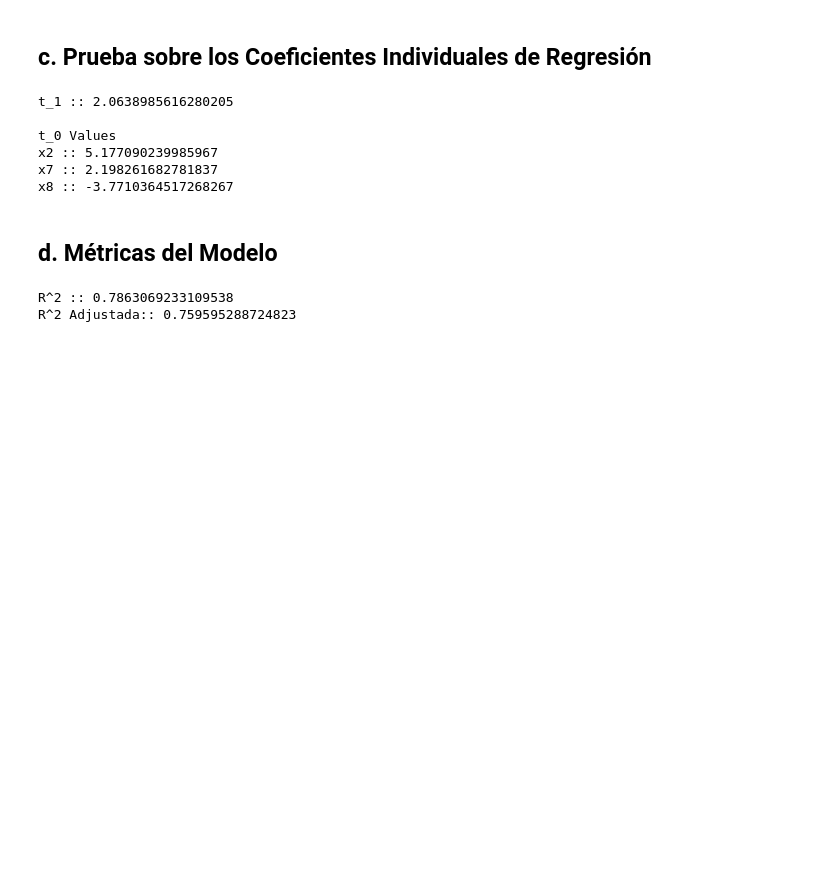
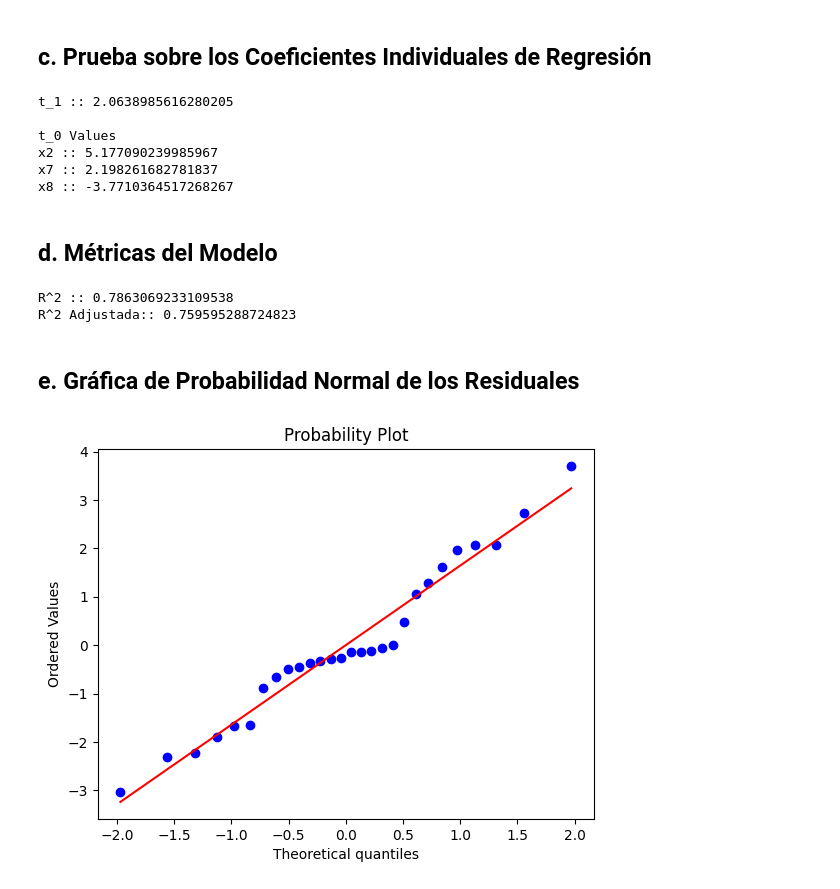
Before and after one commit to alexisuaguilaru/EstadisticaMultivariada, a Jupyter notebook: RegresionMultiple/Tareas/Tarea_01.ipynb, the cells around one changed output. Drawn from its saved outputs; the diff is of its cells as text; code cells hidden in the pictures; blank space fills up the shorter version.

```diff
--- a/RegresionMultiple/Tareas/Tarea_01.ipynb
+++ b/RegresionMultiple/Tareas/Tarea_01.ipynb
@@ -63,7 +63,7 @@ DatasetFutbol.head()
 FeaturesModel = ['x2','x7','x8']
 LinearModel = smf.ols(
     f"{TargetLabel} ~ " + ' + '.join(FeaturesModel),
-    data = DatasetFutbol
+    data = DatasetFutbol,
 ).fit()
 # %%
 sns.pairplot(
@@ -168,3 +174,14 @@ print(f'R^2 Adjustada:: {LinearModel.rsquared_adj}')
 # %% [output]
 R^2 :: 0.7863069233109538
 R^2 Adjustada:: 0.759595288724823
+# %% [markdown]
+## **e**. Gráfica de Probabilidad Normal de los Residuales
+# %%
+fig , axes = plt.subplots()
+_ = stats.probplot(
+    LinearModel.resid,
+    dist = 'norm',
+    plot = axes,
+)
+# %% [output]
+[figure, added]
```
Also changed, not shown: parts of 6 cells of this notebook.
